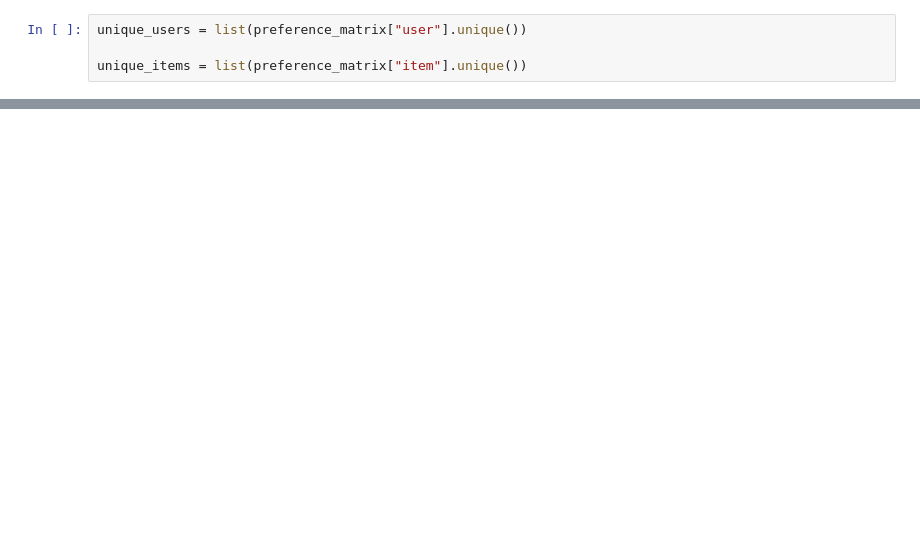
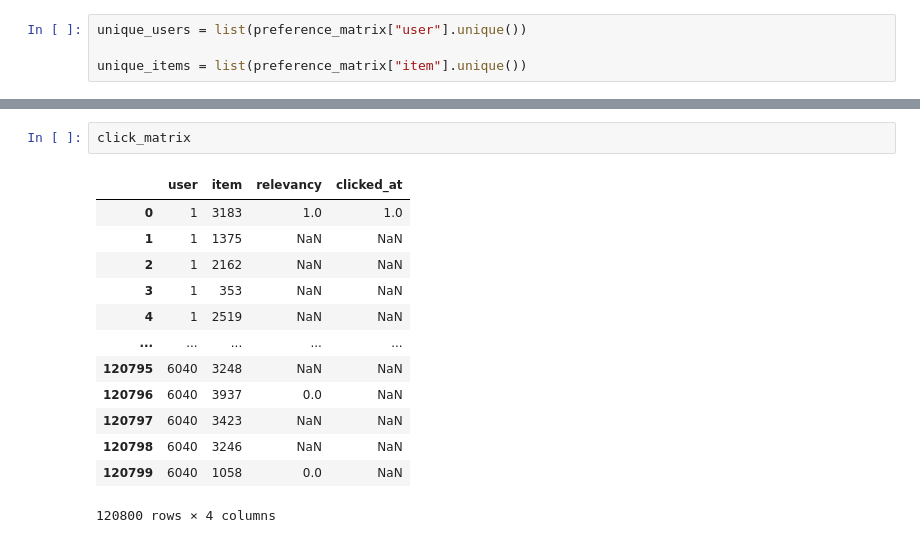
Before and after one commit to caiotda/dynamicTasteDistortion, a Jupyter notebook: simulation/01-bootstrap_user_preferences.ipynb, the cells around one changed output, grey strips where cells are left out. Saved outputs shown, nothing was run; the diff lists cells and outputs as text; blank space fills up the shorter version.

```diff
--- a/simulation/01-bootstrap_user_preferences.ipynb
+++ b/simulation/01-bootstrap_user_preferences.ipynb
@@ -84,0 +146,16 @@ click_matrix = pd.DataFrame(columns=["user", "item", "relevancy"])
+# %%
+click_matrix
+# %% [output]
+|  | user | item | relevancy | clicked_at |
+| 0 | 1 | 3183 | 1.0 | 1.0 |
+| 1 | 1 | 1375 | NaN | NaN |
+| 2 | 1 | 2162 | NaN | NaN |
+| 3 | 1 | 353 | NaN | NaN |
+| 4 | 1 | 2519 | NaN | NaN |
+| ... | ... | ... | ... | ... |
+| 120795 | 6040 | 3248 | NaN | NaN |
+| 120796 | 6040 | 3937 | 0.0 | NaN |
+| 120797 | 6040 | 3423 | NaN | NaN |
+| 120798 | 6040 | 3246 | NaN | NaN |
+| 120799 | 6040 | 1058 | 0.0 | NaN |
+120800 rows × 4 columns
```
Also changed, not shown: parts of 14 cells of this notebook, 1 other file.
